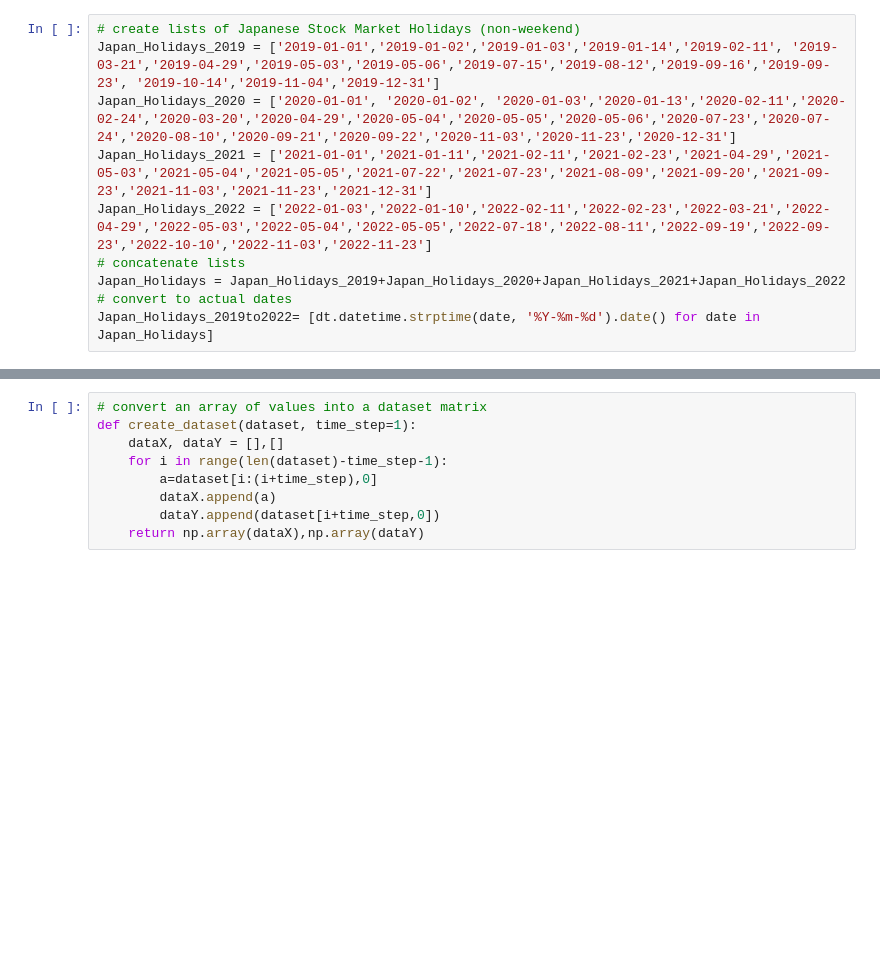
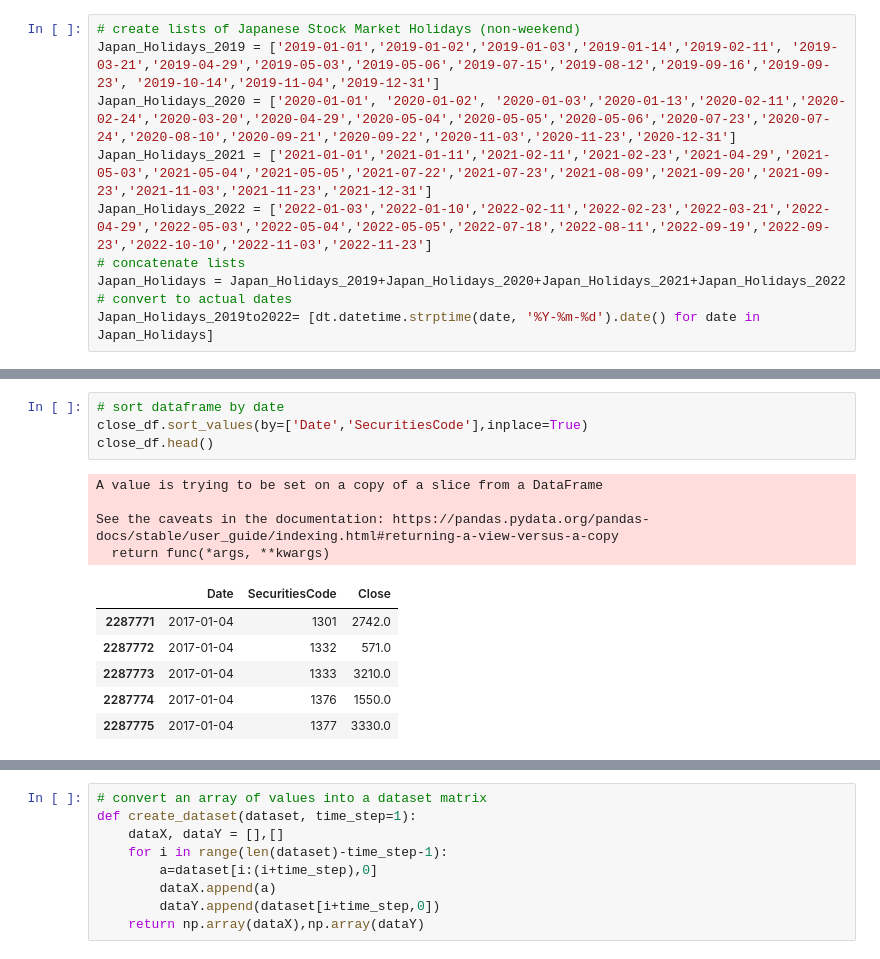
Before and after one commit to 1on1pt/JPX_Tokyo_Stock_Exchange_Prediction, a Jupyter notebook: Stacked_LSTM_2000stocks.ipynb, the cells around one changed output, grey strips where cells are left out. Cells and saved outputs as stored; diff of their text form; blank space fills up the shorter version.

```diff
--- a/Stacked_LSTM_2000stocks.ipynb
+++ b/Stacked_LSTM_2000stocks.ipynb
@@ -121,0 +94,15 @@ close_df
+# %%
+# sort dataframe by date
+close_df.sort_values(by=['Date','SecuritiesCode'],inplace=True)
+close_df.head()
+# %% [output]
+A value is trying to be set on a copy of a slice from a DataFrame
+
+See the caveats in the documentation: https://pandas.pydata.org/pandas-docs/stable/user_guide/indexing.html#returning-a-view-versus-a-copy
+  return func(*args, **kwargs)
+|  | Date | SecuritiesCode | Close |
+| 2287771 | 2017-01-04 | 1301 | 2742.0 |
+| 2287772 | 2017-01-04 | 1332 | 571.0 |
+| 2287773 | 2017-01-04 | 1333 | 3210.0 |
+| 2287774 | 2017-01-04 | 1376 | 1550.0 |
+| 2287775 | 2017-01-04 | 1377 | 3330.0 |
```
Also changed, not shown: parts of 21 cells of this notebook, 1 other file.
